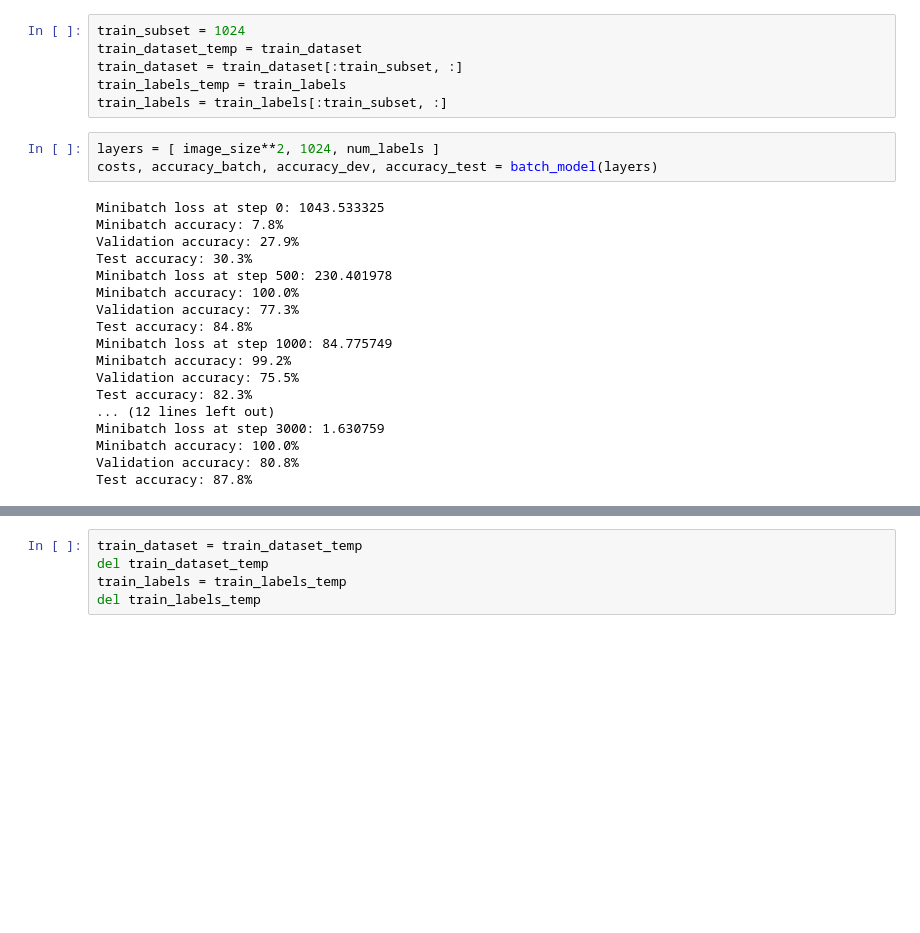
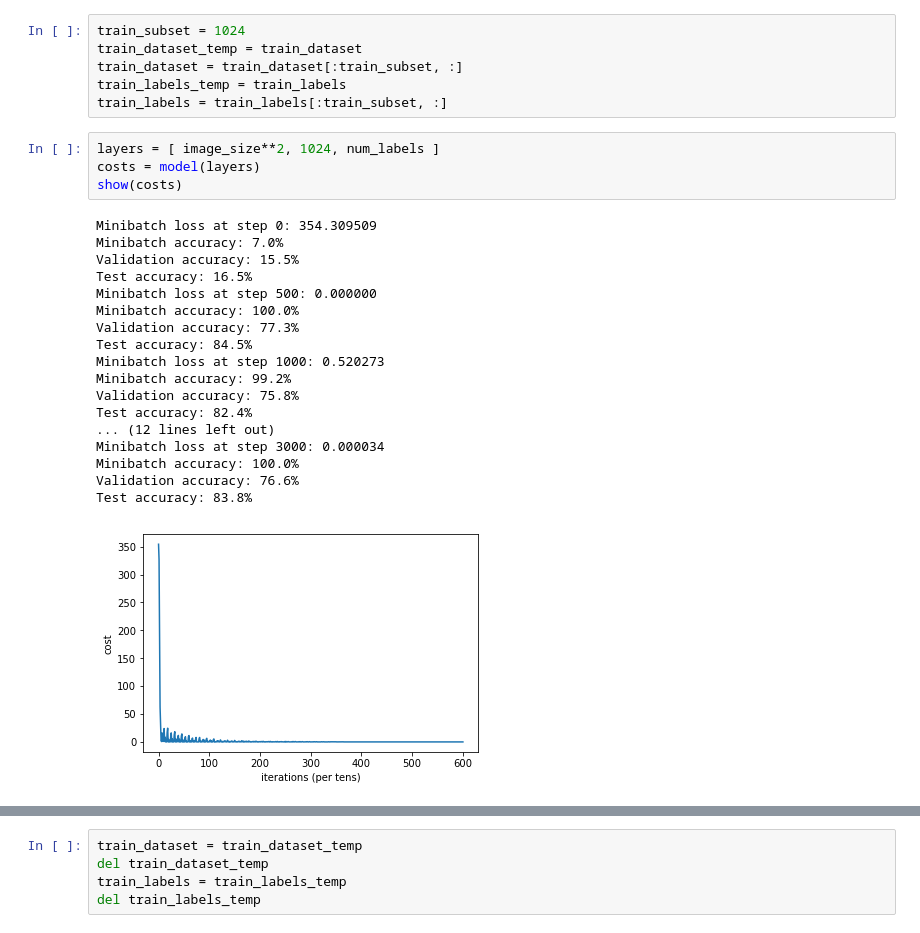
Before and after one commit to dlarionov/ud730, a Jupyter notebook: 3_regularization.ipynb, the cells around one changed output, grey strips where cells are left out. Drawn from its saved outputs; the diff is of its cells as text; blank space fills up the shorter version.

```diff
--- a/3_regularization.ipynb
+++ b/3_regularization.ipynb
@@ -213,22 +276,24 @@ train_labels_temp = train_labels
 train_labels = train_labels[:train_subset, :]
 # %%
 layers = [ image_size**2, 1024, num_labels ]
-costs, accuracy_batch, accuracy_dev, accuracy_test = batch_model(layers)
+costs = model(layers)
+show(costs)
 # %% [output]
-Minibatch loss at step 0: 1043.533325
-Minibatch accuracy: 7.8%
-Validation accuracy: 27.9%
-Test accuracy: 30.3%
-Minibatch loss at step 500: 230.401978
+Minibatch loss at step 0: 354.309509
+Minibatch accuracy: 7.0%
+Validation accuracy: 15.5%
+Test accuracy: 16.5%
+Minibatch loss at step 500: 0.000000
 Minibatch accuracy: 100.0%
 Validation accuracy: 77.3%
-Test accuracy: 84.8%
-Minibatch loss at step 1000: 84.775749
+Test accuracy: 84.5%
+Minibatch loss at step 1000: 0.520273
 Minibatch accuracy: 99.2%
-Validation accuracy: 75.5%
-Test accuracy: 82.3%
+Validation accuracy: 75.8%
+Test accuracy: 82.4%
 ... (12 lines left out)
-Minibatch loss at step 3000: 1.630759
+Minibatch loss at step 3000: 0.000034
 Minibatch accuracy: 100.0%
-Validation accuracy: 80.8%
-Test accuracy: 87.8%
+Validation accuracy: 76.6%
+Test accuracy: 83.8%
+[figure, added]
```
Also changed, not shown: parts of 14 cells of this notebook.
